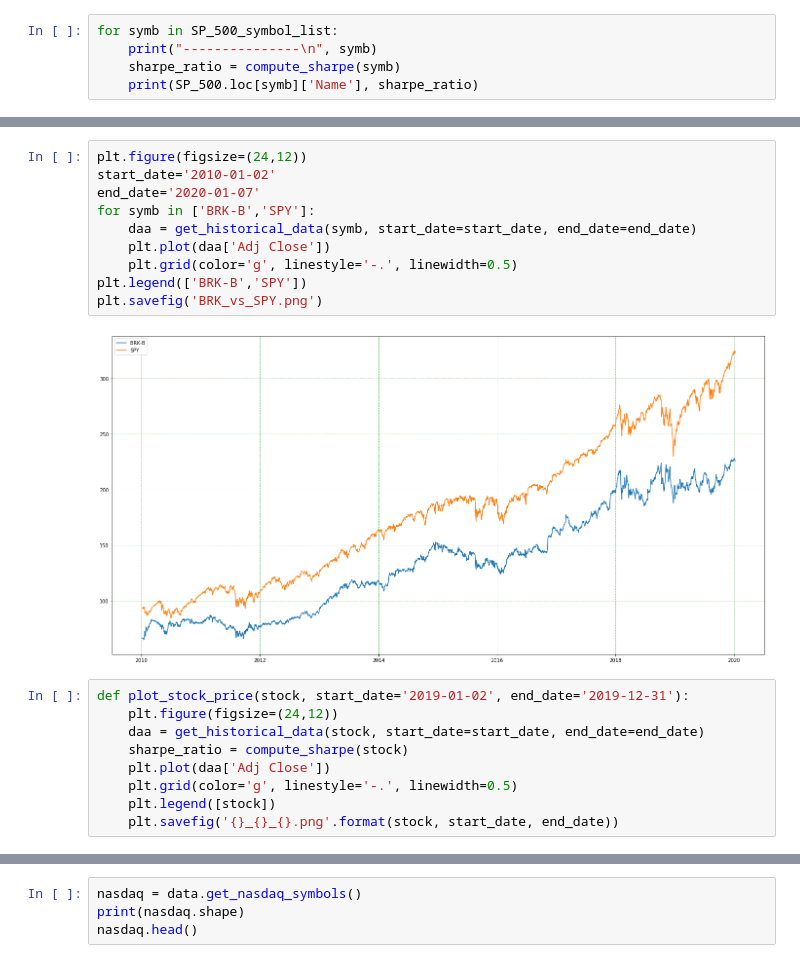
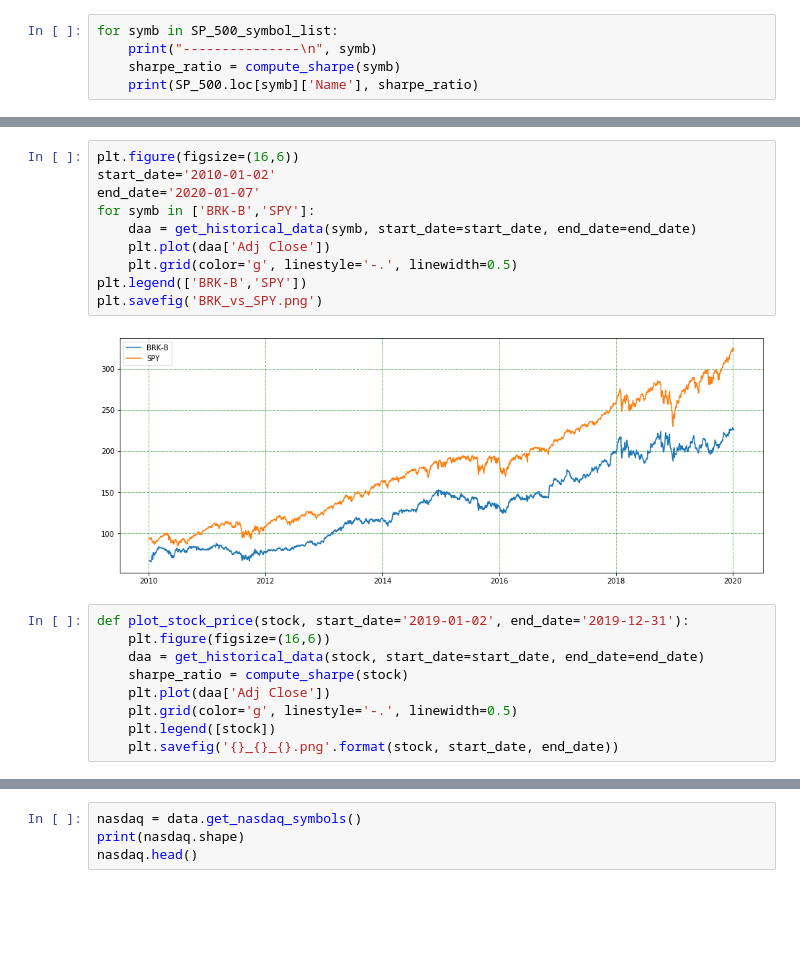
Before and after one commit to kiskani/kiskani.github.io, a Jupyter notebook: finance/2020/01/03/Finance-Notebook-1.ipynb, the cells around one changed output, grey strips where cells are left out. Drawn from its saved outputs; the diff is of its cells as text; blank space fills up the shorter version.

```diff
--- a/finance/2020/01/03/Finance-Notebook-1.ipynb
+++ b/finance/2020/01/03/Finance-Notebook-1.ipynb
@@ -128,18 +128,18 @@ iShares Core S&P 500 ETF 2.5012
 # %%
-plt.figure(figsize=(24,12))
+plt.figure(figsize=(16,6))
 start_date='2010-01-02'
 end_date='2020-01-07'
 for symb in ['BRK-B','SPY']:
     daa = get_historical_data(symb, start_date=start_date, end_date=end_date)
     plt.plot(daa['Adj Close'])
     plt.grid(color='g', linestyle='-.', linewidth=0.5)
 plt.legend(['BRK-B','SPY'])
 plt.savefig('BRK_vs_SPY.png')
 # %% [output]
-[figure, old version]
+[figure, new version]
 # %%
 def plot_stock_price(stock, start_date='2019-01-02', end_date='2019-12-31'):
-    plt.figure(figsize=(24,12))
+    plt.figure(figsize=(16,6))
     daa = get_historical_data(stock, start_date=start_date, end_date=end_date)
     sharpe_ratio = compute_sharpe(stock)
     plt.plot(daa['Adj Close'])
```
Also changed, not shown: parts of 10 cells of this notebook, 12 other files.
